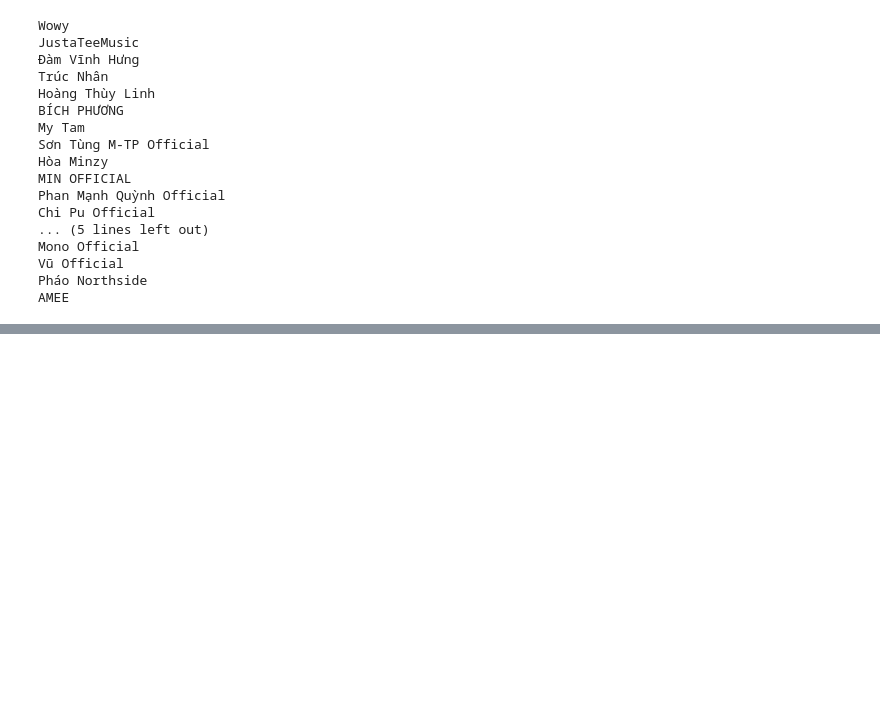
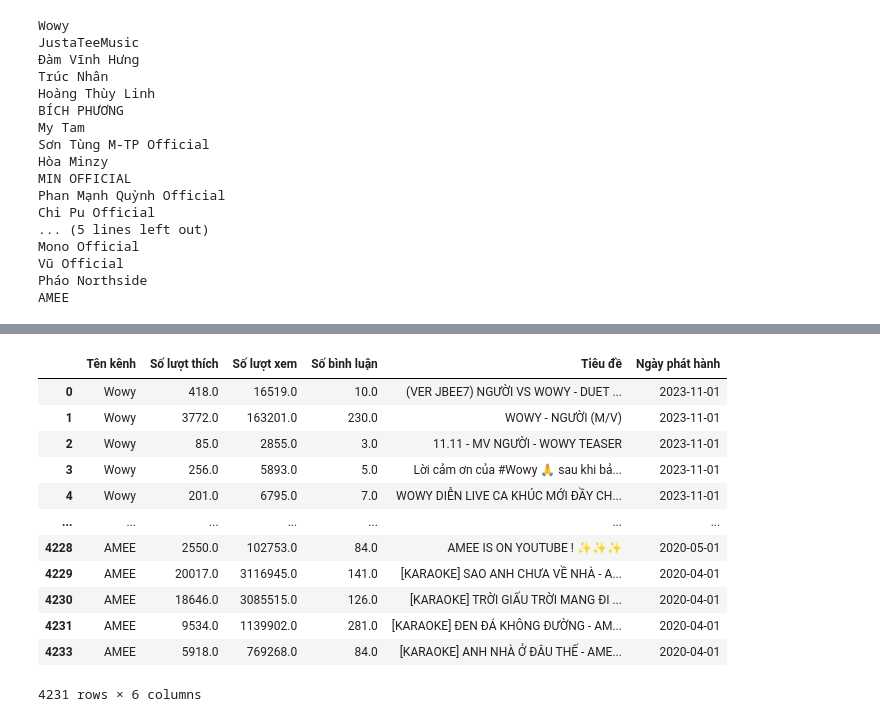
Before and after one commit to linkoc119/BTL.EelSoup, a Jupyter notebook: DataScrape.ipynb, the cells around one changed output, grey strips where cells are left out. Drawn from its saved outputs; the diff is of its cells as text; code cells hidden in the pictures; blank space fills up the shorter version.

```diff
--- a/DataScrape.ipynb
+++ b/DataScrape.ipynb
@@ -149,0 +168,30 @@ final_df
+# %%
+# Convert numeric columns to float with error handling
+numeric_columns = ['Số lượt thích', 'Số lượt xem', 'Số bình luận']
+for col in numeric_columns:
+    final_df[col] = pd.to_numeric(final_df[col], errors='coerce')
+
+# Convert 'Ngày phát hành' to datetime (setting day=1)
+final_df['Ngày phát hành'] = pd.to_datetime(
+    final_df['Ngày phát hành'], errors='coerce'
+).dt.to_period('M').dt.to_timestamp()
+
+final_df = final_df[~((final_df['Số lượt thích'] == 0) &
+                      (final_df['Số lượt xem'] == 0) &
+                      (final_df['Số bình luận'] == 0))]
+# %%
+final_df
+# %% [output]
+|  | Tên kênh | Số lượt thích | Số lượt xem | Số bình luận | Tiêu đề | Ngày phát hành |
+| 0 | Wowy | 418.0 | 16519.0 | 10.0 | (VER JBEE7) NGƯỜI VS WOWY - DUET ... | 2023-11-01 |
+| 1 | Wowy | 3772.0 | 163201.0 | 230.0 | WOWY - NGƯỜI (M/V) | 2023-11-01 |
+| 2 | Wowy | 85.0 | 2855.0 | 3.0 | 11.11 - MV NGƯỜI - WOWY TEASER | 2023-11-01 |
+| 3 | Wowy | 256.0 | 5893.0 | 5.0 | Lời cảm ơn của #Wowy 🙏 sau khi bả... | 2023-11-01 |
+| 4 | Wowy | 201.0 | 6795.0 | 7.0 | WOWY DIỄN LIVE CA KHÚC MỚI ĐẦY CH... | 2023-11-01 |
+| ... | ... | ... | ... | ... | ... | ... |
+| 4228 | AMEE | 2550.0 | 102753.0 | 84.0 | AMEE IS ON YOUTUBE ! ✨✨✨ | 2020-05-01 |
+| 4229 | AMEE | 20017.0 | 3116945.0 | 141.0 | [KARAOKE] SAO ANH CHƯA VỀ NHÀ - A... | 2020-04-01 |
+| 4230 | AMEE | 18646.0 | 3085515.0 | 126.0 | [KARAOKE] TRỜI GIẤU TRỜI MANG ĐI ... | 2020-04-01 |
+| 4231 | AMEE | 9534.0 | 1139902.0 | 281.0 | [KARAOKE] ĐEN ĐÁ KHÔNG ĐƯỜNG - AM... | 2020-04-01 |
+| 4233 | AMEE | 5918.0 | 769268.0 | 84.0 | [KARAOKE] ANH NHÀ Ở ĐÂU THẾ - AME... | 2020-04-01 |
+4231 rows × 6 columns
```
Also changed, not shown: parts of 3 cells of this notebook.
